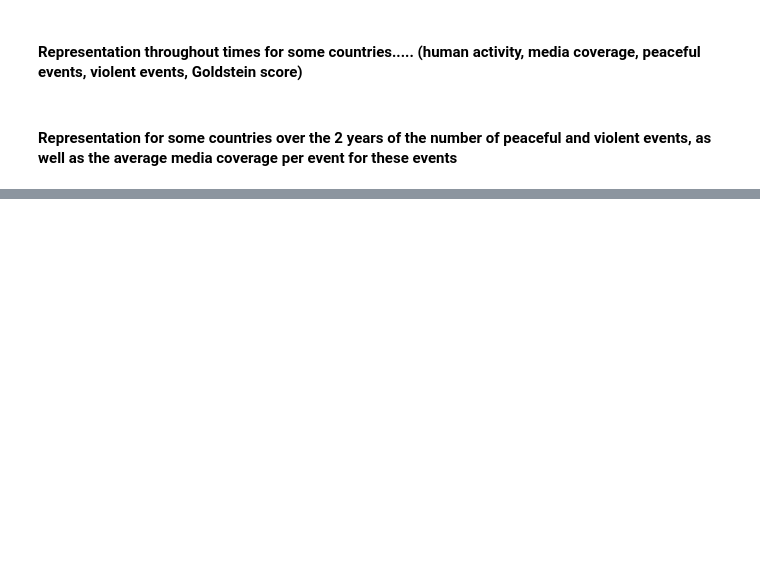
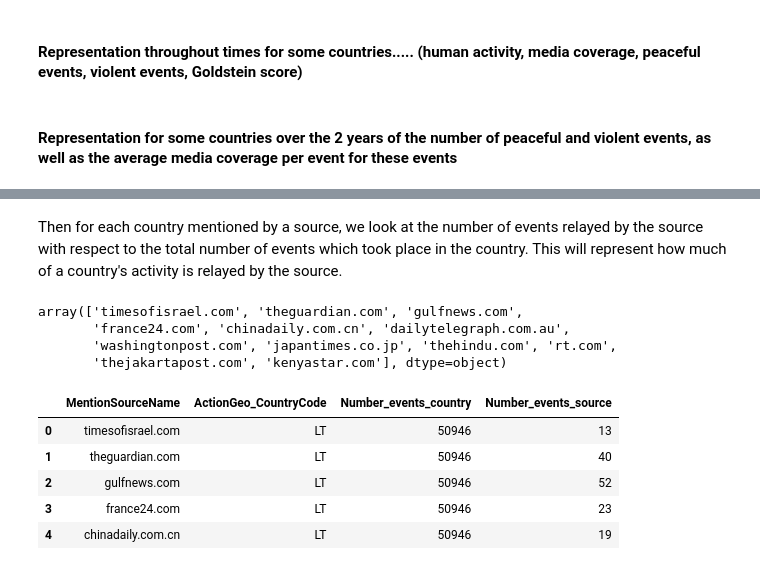
Before and after one commit to laurefont/LovelaceCrewProject, a Jupyter notebook: Final_NoteBook.ipynb, the cells around one changed output, grey strips where cells are left out. Saved outputs shown, nothing was run; the diff lists cells and outputs as text; code cells hidden in the pictures; blank space fills up the shorter version.

```diff
--- a/Final_NoteBook.ipynb
+++ b/Final_NoteBook.ipynb
@@ -2315,0 +3168,20 @@ stats.spearmanr(mentions_Golstein_data['GoldsteinScale'],mentions_Golstein_data[
+# %% [markdown]
+Then for each country mentioned by a source, we look at the number of events relayed by the source with respect to the total number of events which took place in the country. This will represent how much of a country's activity is relayed by the source.
+# %%
+# function : mentions_biggest_sources2
+countries_mentions_biggest_sources2 = pd.read_csv('./data/'+'mentions_biggest_sources2_new.csv')
+countries_mentions_biggest_sources2['MentionSourceName'].unique()
+# %% [output]
+array(['timesofisrael.com', 'theguardian.com', 'gulfnews.com',
+       'france24.com', 'chinadaily.com.cn', 'dailytelegraph.com.au',
+       'washingtonpost.com', 'japantimes.co.jp', 'thehindu.com', 'rt.com',
+       'thejakartapost.com', 'kenyastar.com'], dtype=object)
+# %%
+countries_mentions_biggest_sources2.head()
+# %% [output]
+|  | MentionSourceName | ActionGeo_CountryCode | Number_events_country | Number_events_source |
+| 0 | timesofisrael.com | LT | 50946 | 13 |
+| 1 | theguardian.com | LT | 50946 | 40 |
+| 2 | gulfnews.com | LT | 50946 | 52 |
+| 3 | france24.com | LT | 50946 | 23 |
+| 4 | chinadaily.com.cn | LT | 50946 | 19 |
```
Also changed, not shown: parts of 162 cells of this notebook, 7 other files.
